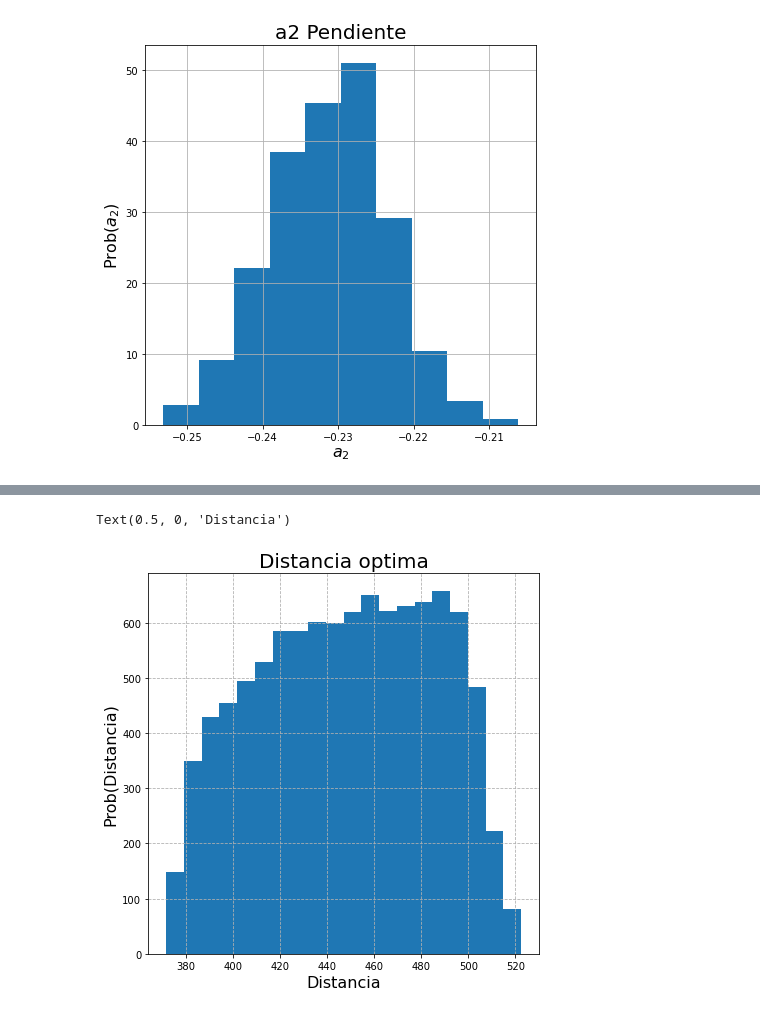
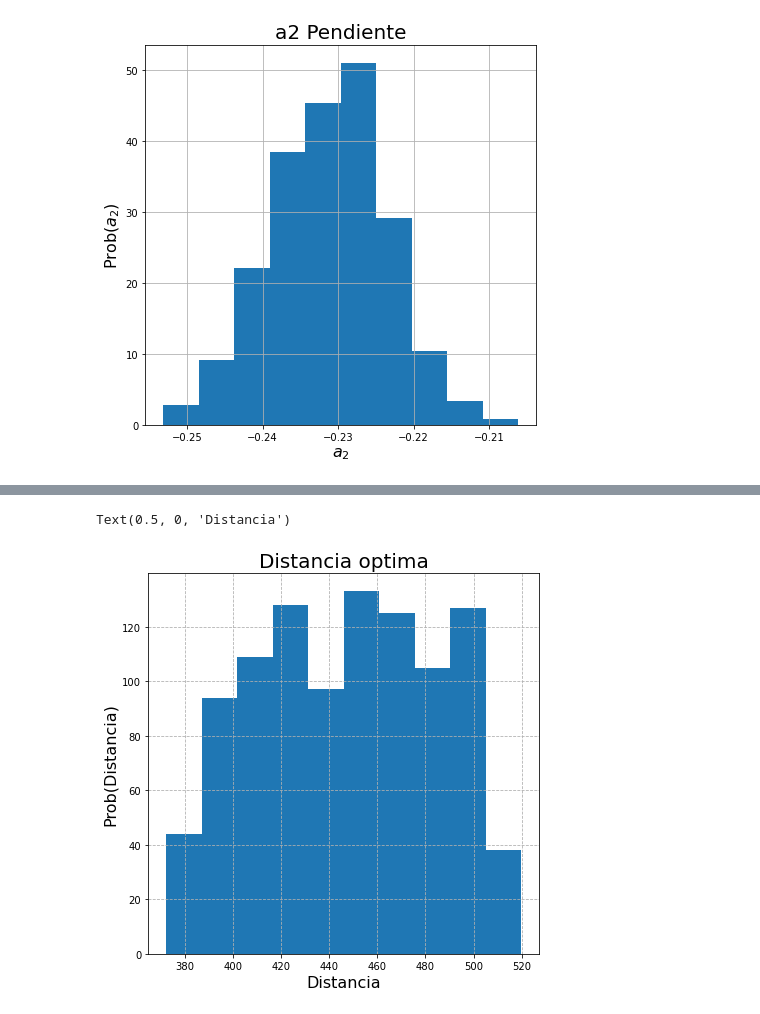
Before and after one commit to alexispacek/lab, a Jupyter notebook: Segundo ejercicio Lab 7.ipynb, the cells around one changed output, grey strips where cells are left out. Cells and saved outputs as stored; diff of their text form; code cells hidden in the pictures.

```diff
--- a/Segundo ejercicio Lab 7.ipynb
+++ b/Segundo ejercicio Lab 7.ipynb
@@ -47,9 +47,8 @@ def evento(poligono,sigma,evento,recta):
     #Genero la señal
     y = 100 - (100/433)*np.asarray(distancias)
     #Hago el ajuste
-    y_random = np.random.normal(loc = y,scale = sigma,size = 7)
-    a1 = leastsq(func, params, (np.asarray(distancias), y_random))[0][1]
-    a2 = leastsq(func, params, (np.asarray(distancias), y_random))[0][0]
+    a1 = leastsq(func, params, (np.asarray(distancias), y))[0][1]
+    a2 = leastsq(func, params, (np.asarray(distancias), y))[0][0]
     #Opcional visualizar el esquematico del evento
     if evento == True:
         plt.figure(figsize=(8,8))
@@ -201,14 +200,14 @@ evento(poligono,5,True,True)
 # %%
-dist_optima = np.zeros(10000)
+dist_optima = np.zeros(1000)
 for i in range(len(dist_optima)):
     dist_optima[i] = evento(poligono,5,False,False)[4]
 # %%
 plt.figure(figsize=(7,7))
-plt.hist(dist_optima,bins = 20)
+plt.hist(dist_optima)
 plt.title('Distancia optima',size = 20)
 plt.grid(linestyle = '--')
 plt.ylabel('Prob(Distancia)',size = 16)
 plt.xlabel('Distancia',size = 16)
 # %% [output]
 Text(0.5, 0, 'Distancia')
-[figure, old version]
+[figure, new version]
```
Also changed, not shown: parts of 1 cell of this notebook.
